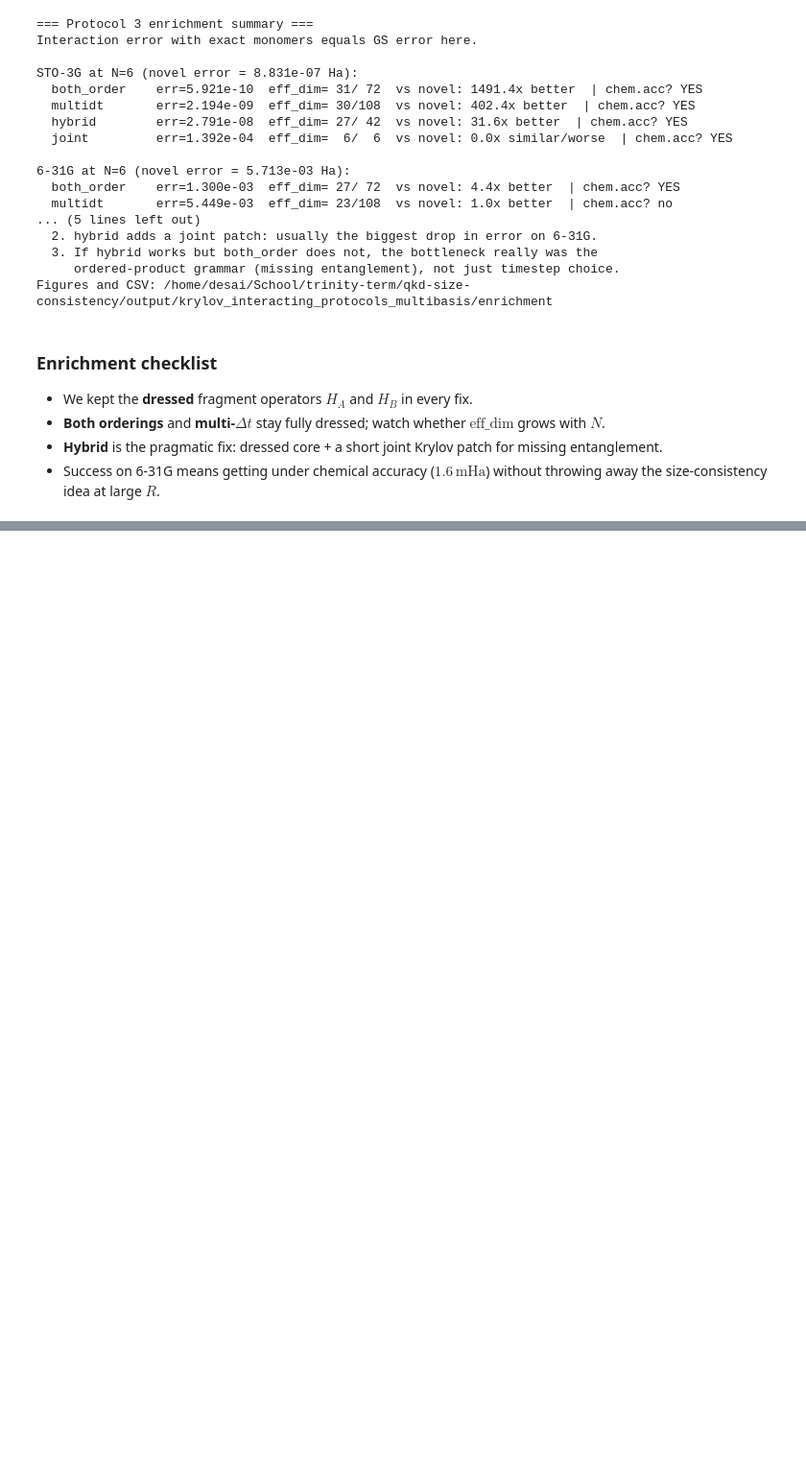
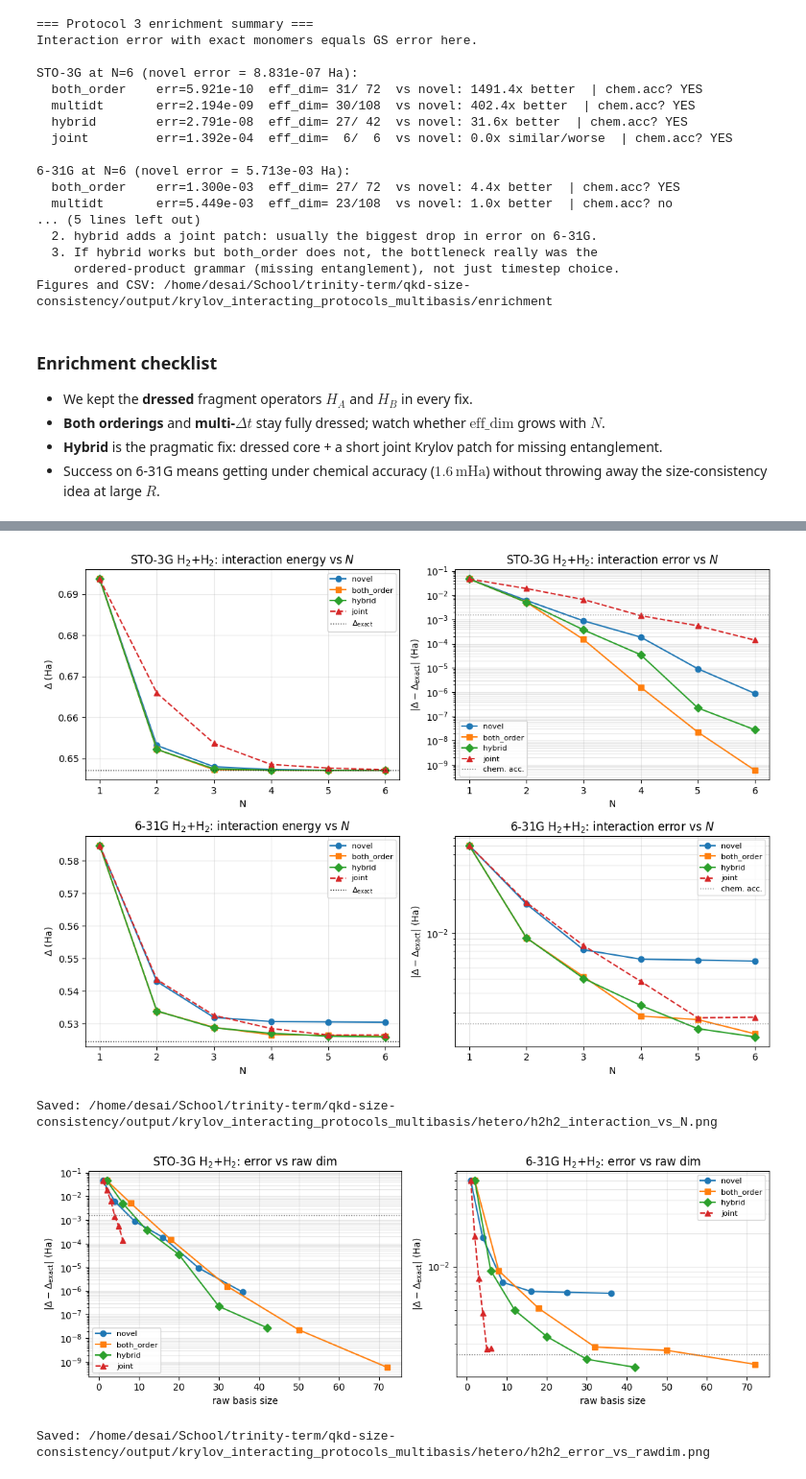
Before and after one commit to PrabhavD/qkd-size-consistency, a Jupyter notebook: krylov_interacting_protocols_sto3g_631g.ipynb, the cells around one changed output, grey strips where cells are left out. Shown at 96% size. Cells and saved outputs as stored; diff of their text form; code cells hidden in the pictures; blank space fills up the shorter version.

```diff
--- a/krylov_interacting_protocols_sto3g_631g.ipynb
+++ b/krylov_interacting_protocols_sto3g_631g.ipynb
@@ -1282,0 +1391,70 @@ Figures and CSV: /home/desai/School/trinity-term/qkd-size-consistency/output/kry
+# %%
+# §8 plots: interaction energy and error vs N (one row per basis)
+VARIANT_STYLE = {
+    'novel':      {'color': 'C0', 'marker': 'o', 'ls': '-'},
+    'both_order': {'color': 'C1', 'marker': 's', 'ls': '-'},
+    'hybrid':     {'color': 'C2', 'marker': 'D', 'ls': '-'},
+    'joint':      {'color': 'C3', 'marker': '^', 'ls': '--'},
+}
+
+n_basis = len(H2H2_BASIS_LIST)
+fig, axes = plt.subplots(n_basis, 2, figsize=(11, 4.0 * n_basis), squeeze=False)
+
+for row, basis in enumerate(H2H2_BASIS_LIST):
+    label = BASIS_CONFIG[basis]['label']
+    dfb = df_h2h2_int[df_h2h2_int['basis'] == basis]
+    d_ex = delta_exact_h2h2[basis]
+
+    ax = axes[row, 0]
+    for v in H2H2_VARIANTS:
+        sub = dfb[dfb['variant'] == v]
+        ax.plot(sub['N'], sub['delta'], label=v, **VARIANT_STYLE[v])
+    ax.axhline(d_ex, color='k', ls=':', lw=1, label=r'$\Delta_{\mathrm{exact}}$')
+    ax.set_xlabel('N')
+    ax.set_ylabel(r'$\Delta$ (Ha)')
+    ax.set_title(rf'{label} H$_2$+H$_2$: interaction energy vs $N$')
+    ax.legend(fontsize=8)
+    ax.grid(True, alpha=0.3)
+
+    ax = axes[row, 1]
+    for v in H2H2_VARIANTS:
+        sub = dfb[dfb['variant'] == v]
+        ax.semilogy(sub['N'], np.maximum(sub['err_int'], 1e-14), label=v, **VARIANT_STYLE[v])
+    ax.axhline(CHEM_ACC, color='gray', ls=':', lw=1, label='chem. acc.')
+    ax.set_xlabel('N')
+    ax.set_ylabel(r'$|\Delta-\Delta_{\mathrm{exact}}|$ (Ha)')
+    ax.set_title(rf'{label} H$_2$+H$_2$: interaction error vs $N$')
+    ax.legend(fontsize=8)
+    ax.grid(True, alpha=0.3, which='both')
+
+fig.tight_layout()
+path = os.path.join(HETERO_DIR, 'h2h2_interaction_vs_N.png')
+fig.savefig(path, dpi=150, bbox_inches='tight')
+plt.show()
+print('Saved:', path)
+
+fig, axes = plt.subplots(1, n_basis, figsize=(5.5 * n_basis, 4.0), squeeze=False)
+for col, basis in enumerate(H2H2_BASIS_LIST):
+    label = BASIS_CONFIG[basis]['label']
+    dfb = df_h2h2_int[df_h2h2_int['basis'] == basis]
+    ax = axes[0, col]
+    for v in H2H2_VARIANTS:
+        sub = dfb[dfb['variant'] == v]
+        ax.semilogy(sub['raw_dim'], np.maximum(sub['err_int'], 1e-14),
+                    label=v, **VARIANT_STYLE[v])
+    ax.axhline(CHEM_ACC, color='gray', ls=':', lw=1)
+    ax.set_xlabel('raw basis size')
+    ax.set_ylabel(r'$|\Delta-\Delta_{\mathrm{exact}}|$ (Ha)')
+    ax.set_title(rf'{label} H$_2$+H$_2$: error vs raw dim')
+    ax.legend(fontsize=8)
+    ax.grid(True, alpha=0.3, which='both')
+fig.tight_layout()
+path = os.path.join(HETERO_DIR, 'h2h2_error_vs_rawdim.png')
+fig.savefig(path, dpi=150, bbox_inches='tight')
+plt.show()
+print('Saved:', path)
+# %% [output]
+[figure, added]
+Saved: /home/desai/School/trinity-term/qkd-size-consistency/output/krylov_interacting_protocols_multibasis/hetero/h2h2_interaction_vs_N.png
+[figure, added]
+Saved: /home/desai/School/trinity-term/qkd-size-consistency/output/krylov_interacting_protocols_multibasis/hetero/h2h2_error_vs_rawdim.png
```
Also changed, not shown: parts of 7 cells of this notebook.
